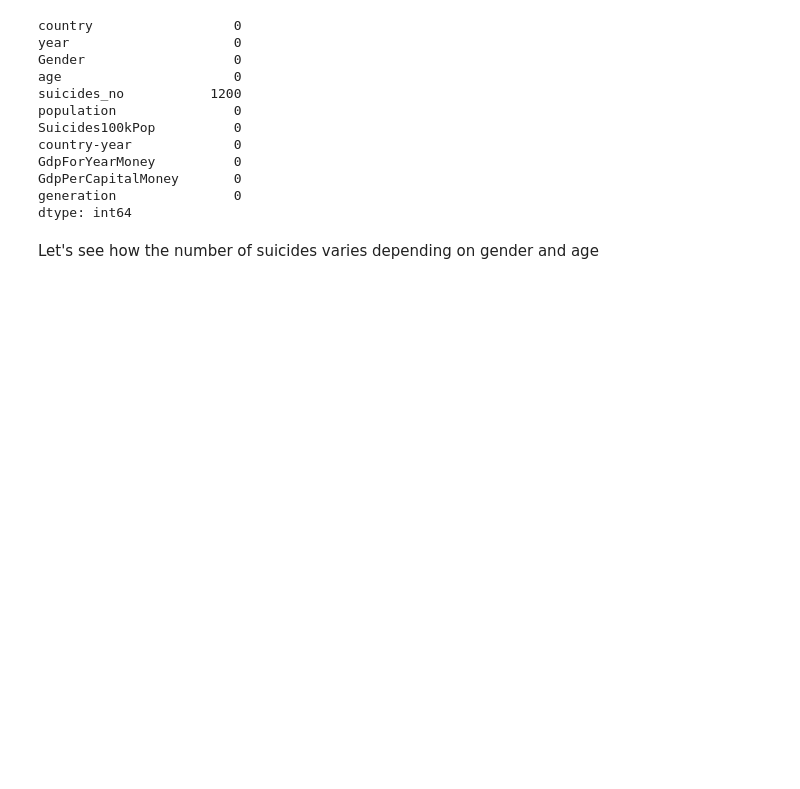
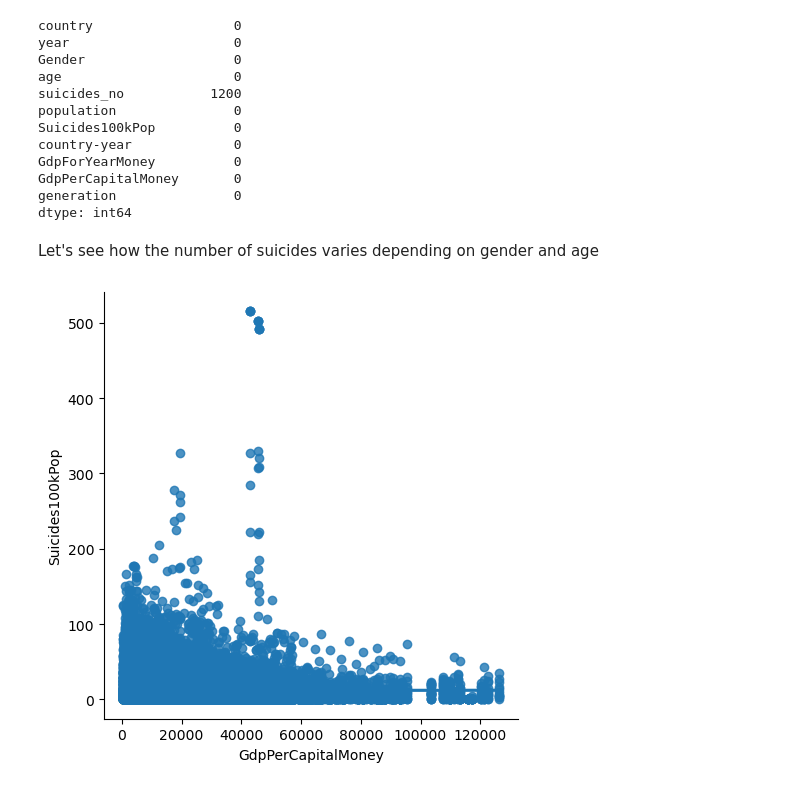
Before and after one commit to IhorKyl/team_project, a Jupyter notebook: src/suiciderate.ipynb, the cells around one changed output. Saved outputs shown, nothing was run; the diff lists cells and outputs as text; code cells hidden in the pictures; blank space fills up the shorter version.

```diff
--- a/src/suiciderate.ipynb
+++ b/src/suiciderate.ipynb
@@ -148,3 +148,8 @@ fig.update_layout(
 fig.update_traces(marker_colors=['pink','lightblue'])
 
 fig.show()
+# %%
+sns.lmplot(x="GdpPerCapitalMoney", y="Suicides100kPop", data=data)
+plt.show()
+# %% [output]
+[figure, added]
```
Also changed, not shown: 1 other file.
